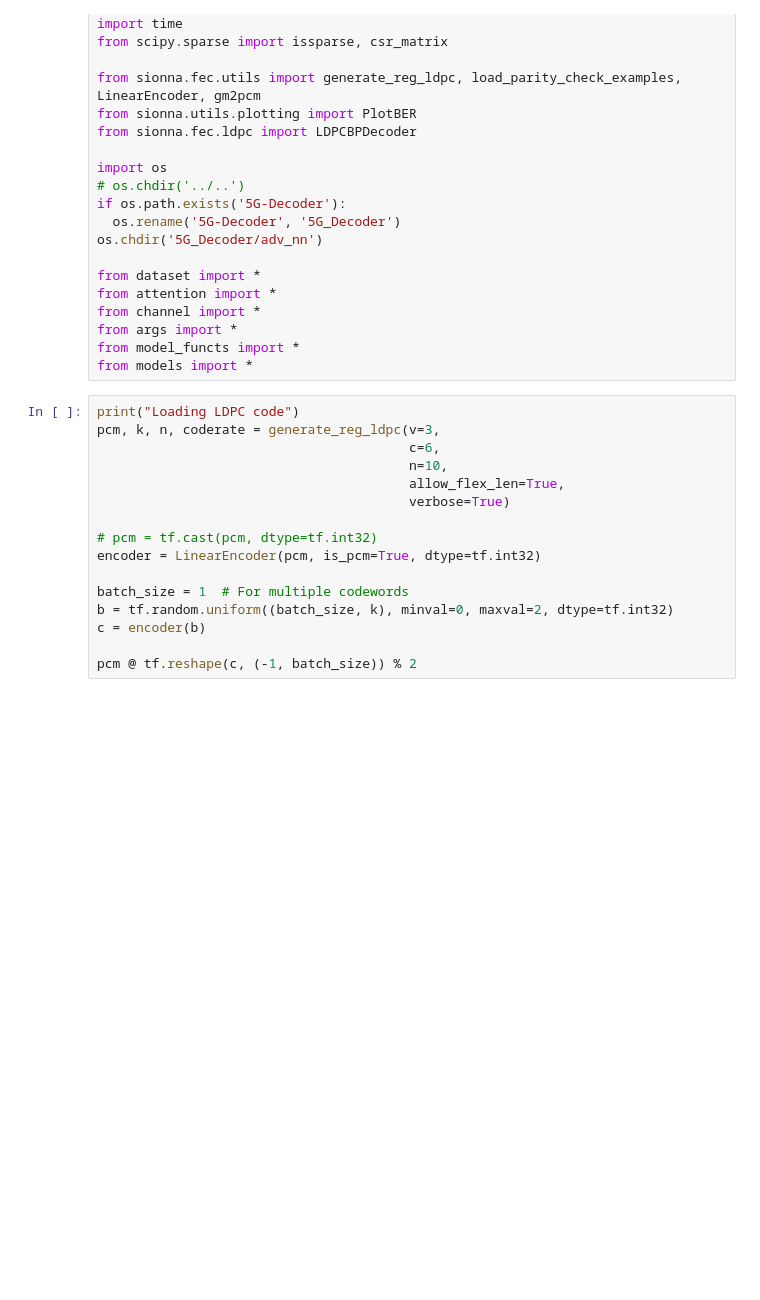
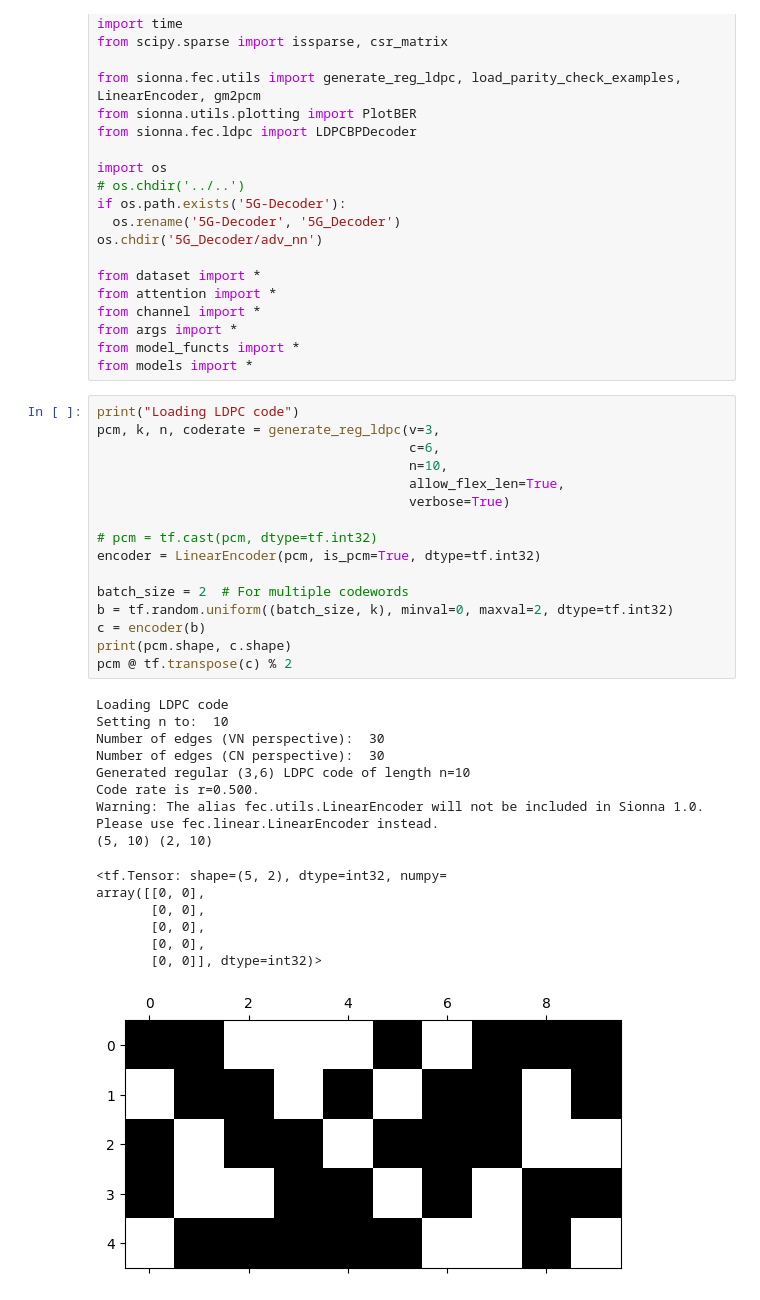
Before and after one commit to pollyjuice74/5G-Decoder, a Jupyter notebook: LTD_model_reg_LDPC.ipynb, the cells around one changed output. Cells and saved outputs as stored; diff of their text form; blank space fills up the shorter version.

```diff
--- a/LTD_model_reg_LDPC.ipynb
+++ b/LTD_model_reg_LDPC.ipynb
@@ -48,19 +48,35 @@ from models import *
 # %%
 print("Loading LDPC code")
 pcm, k, n, coderate = generate_reg_ldpc(v=3,
                                         c=6,
                                         n=10,
                                         allow_flex_len=True,
                                         verbose=True)
 
 # pcm = tf.cast(pcm, dtype=tf.int32)
 encoder = LinearEncoder(pcm, is_pcm=True, dtype=tf.int32)
 
-batch_size = 1  # For multiple codewords
+batch_size = 2  # For multiple codewords
 b = tf.random.uniform((batch_size, k), minval=0, maxval=2, dtype=tf.int32)
 c = encoder(b)
-
-pcm @ tf.reshape(c, (-1, batch_size)) % 2
+print(pcm.shape, c.shape)
+pcm @ tf.transpose(c) % 2
+# %% [output]
+Loading LDPC code
+Setting n to:  10
+Number of edges (VN perspective):  30
+Number of edges (CN perspective):  30
+Generated regular (3,6) LDPC code of length n=10
+Code rate is r=0.500.
+Warning: The alias fec.utils.LinearEncoder will not be included in Sionna 1.0. Please use fec.linear.LinearEncoder instead.
+(5, 10) (2, 10)
+<tf.Tensor: shape=(5, 2), dtype=int32, numpy=
+array([[0, 0],
+       [0, 0],
+       [0, 0],
+       [0, 0],
+       [0, 0]], dtype=int32)>
+[figure, added]
 # %%
 # for e2e model
 from sionna.utils import BinarySource, ebnodb2no
```
Also changed, not shown: parts of 2 cells of this notebook.
